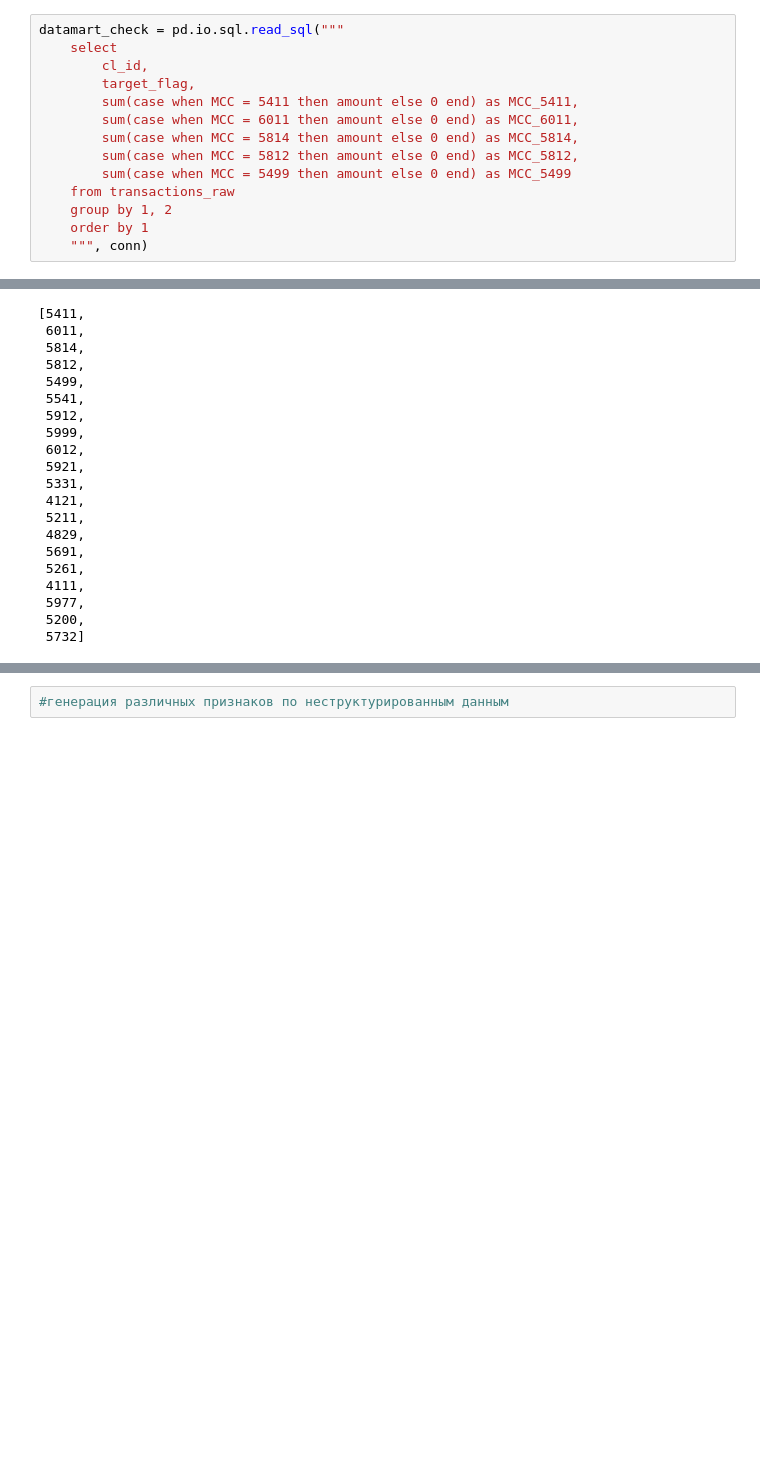
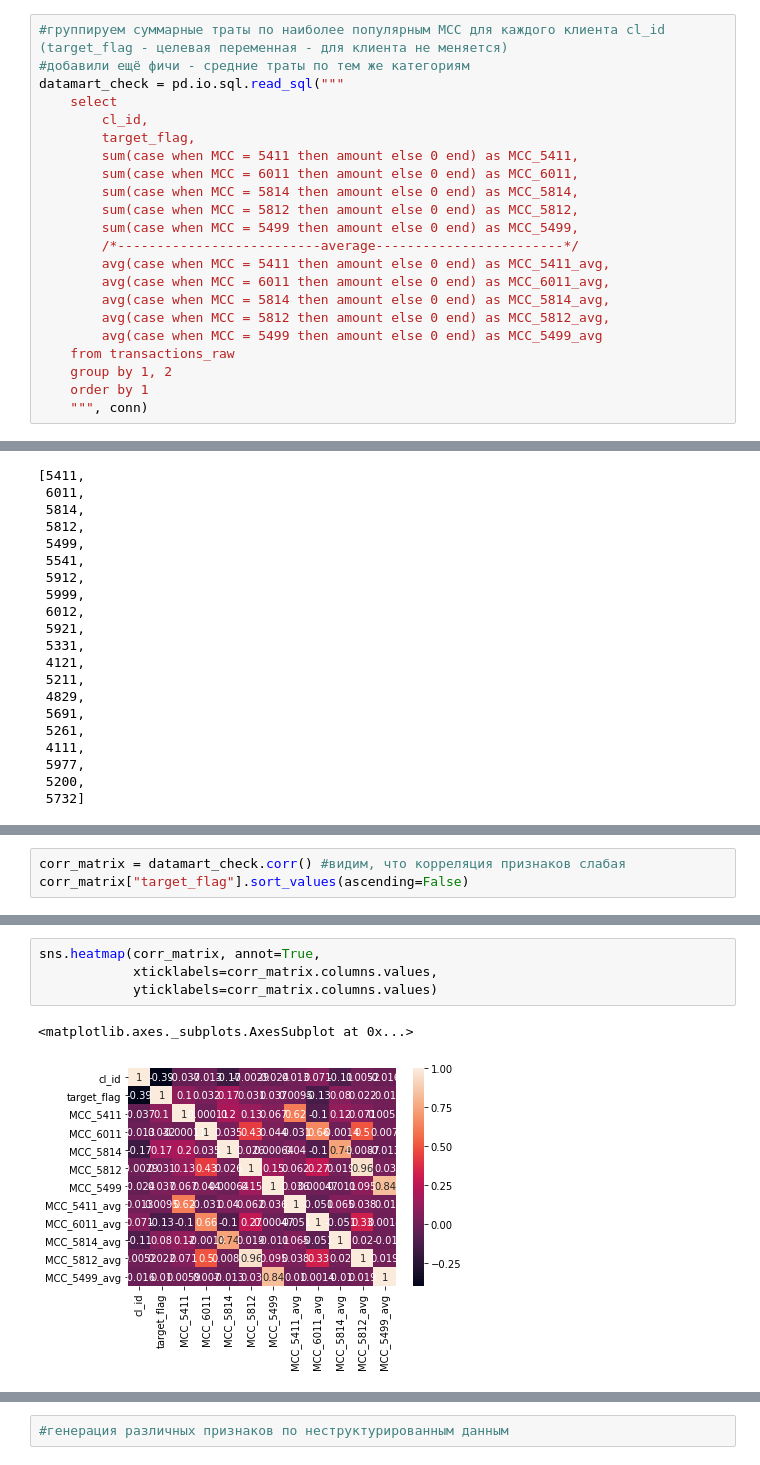
Before and after one commit to AbrMaria/-Feature_engineering---Practice, a Jupyter notebook: Practice_1_2.ipynb, the cells around one changed output, grey strips where cells are left out. Cells and saved outputs as stored; diff of their text form; blank space fills up the shorter version.

```diff
--- a/Practice_1_2.ipynb
+++ b/Practice_1_2.ipynb
@@ -210,6 +252,8 @@ raw_df.MCC.value_counts().head()
 5499     27237
 Name: MCC, dtype: int64
 # %%
+#группируем суммарные траты по наиболее популярным MCC для каждого клиента cl_id (target_flag - целевая переменная - для клиента не меняется)
+#добавили ещё фичи - средние траты по тем же категориям
 datamart_check = pd.io.sql.read_sql("""
     select
         cl_id,
@@ -218,7 +262,13 @@ datamart_check = pd.io.sql.read_sql("""
         sum(case when MCC = 6011 then amount else 0 end) as MCC_6011,
         sum(case when MCC = 5814 then amount else 0 end) as MCC_5814,
         sum(case when MCC = 5812 then amount else 0 end) as MCC_5812,
-        sum(case when MCC = 5499 then amount else 0 end) as MCC_5499
+        sum(case when MCC = 5499 then amount else 0 end) as MCC_5499,
+        /*--------------------------average------------------------*/
+        avg(case when MCC = 5411 then amount else 0 end) as MCC_5411_avg,
+        avg(case when MCC = 6011 then amount else 0 end) as MCC_6011_avg,
+        avg(case when MCC = 5814 then amount else 0 end) as MCC_5814_avg,
+        avg(case when MCC = 5812 then amount else 0 end) as MCC_5812_avg,
+        avg(case when MCC = 5499 then amount else 0 end) as MCC_5499_avg
     from transactions_raw
     group by 1, 2
     order by 1
@@ -273,3 +375,6 @@ sum(case when MCC = 4111 then amount else 0 end) as MCC_4111,
 sum(case when MCC = 5977 then amount else 0 end) as MCC_5977,
 sum(case when MCC = 5200 then amount else 0 end) as MCC_5200,
 sum(case when MCC = 5732 then amount else 0 end) as MCC_5732,
+# %%
+corr_matrix = datamart_check.corr() #видим, что корреляция признаков слабая
+corr_matrix["target_flag"].sort_values(ascending=False)
@@ -275,0 +395,7 @@ sum(case when MCC = 5732 then amount else 0 end) as MCC_5732,
+# %%
+sns.heatmap(corr_matrix, annot=True,
+            xticklabels=corr_matrix.columns.values,
+            yticklabels=corr_matrix.columns.values)
+# %% [output]
+<matplotlib.axes._subplots.AxesSubplot at 0x...>
+[figure, added]
```
Also changed, not shown: parts of 47 cells of this notebook, 2 other files.
